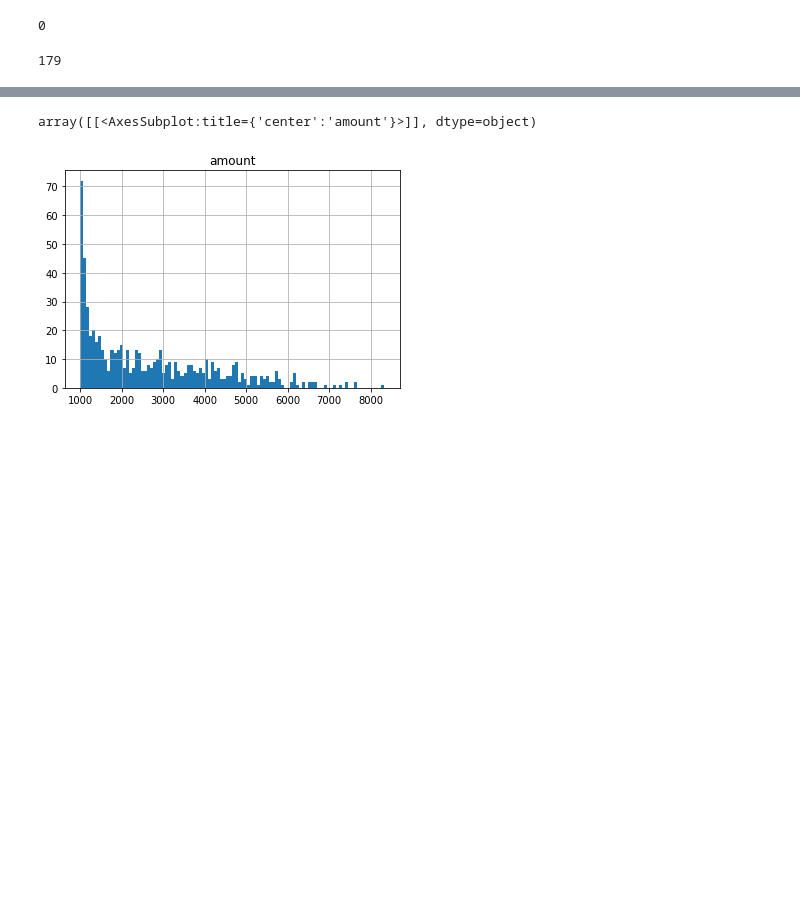
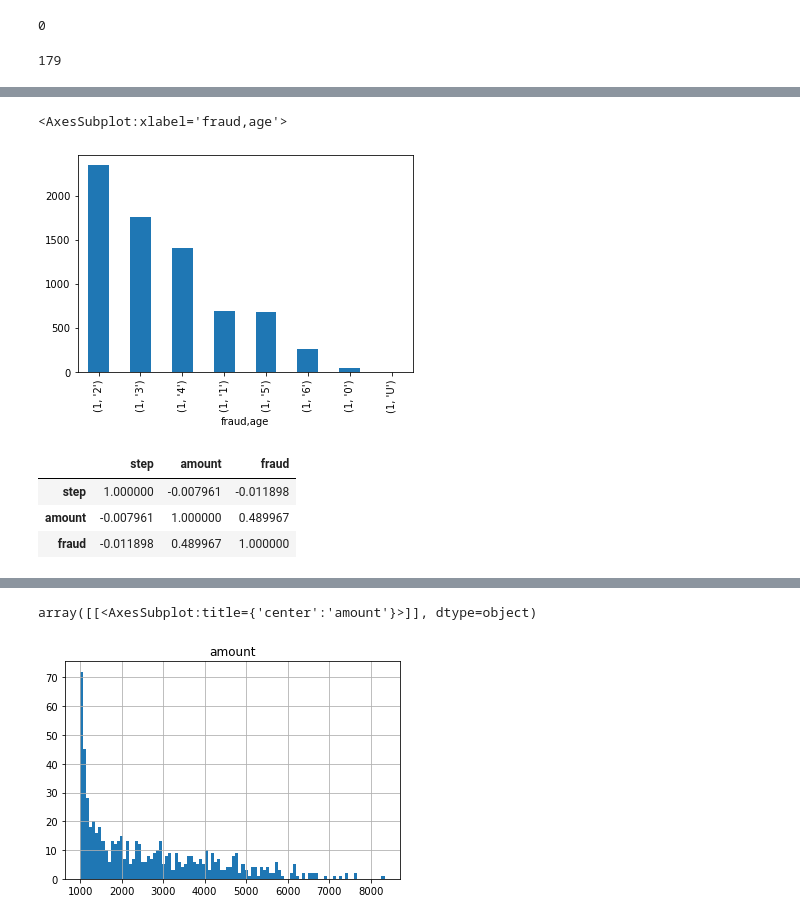
Before and after one commit to IanMMuldoon/FinFraud, a Jupyter notebook: fin.ipynb, the cells around one changed output, grey strips where cells are left out. Cells and saved outputs as stored; diff of their text form; code cells hidden in the pictures; blank space fills up the shorter version.

```diff
--- a/fin.ipynb
+++ b/fin.ipynb
@@ -75 +108,18 @@ df[~df.category.isin(["'es_transportation'"])].category.value_counts().plot(kind
+# %%
+#spread of age with fraud breakdown#
+df.loc[df['fraud'] == 1].groupby("fraud").age.value_counts().plot(kind = 'bar')
+# %% [output]
+<AxesSubplot:xlabel='fraud,age'>
+[figure, added]
+# %%
+#heatmaps#
+import seaborn
+import matplotlib.pyplot as plt
+
+df.corr().style.background_gradient(cmap='coolwarm')
+# %% [output]
+|  | step | amount | fraud |
+| step | 1.000000 | -0.007961 | -0.011898 |
+| amount | -0.007961 | 1.000000 | 0.489967 |
+| fraud | -0.011898 | 0.489967 | 1.000000 |
 # %%
```
Also changed, not shown: parts of 18 cells of this notebook.
